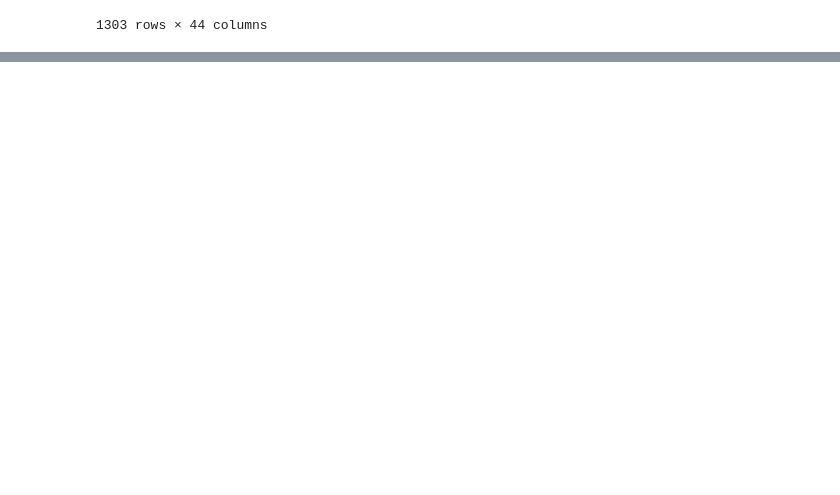
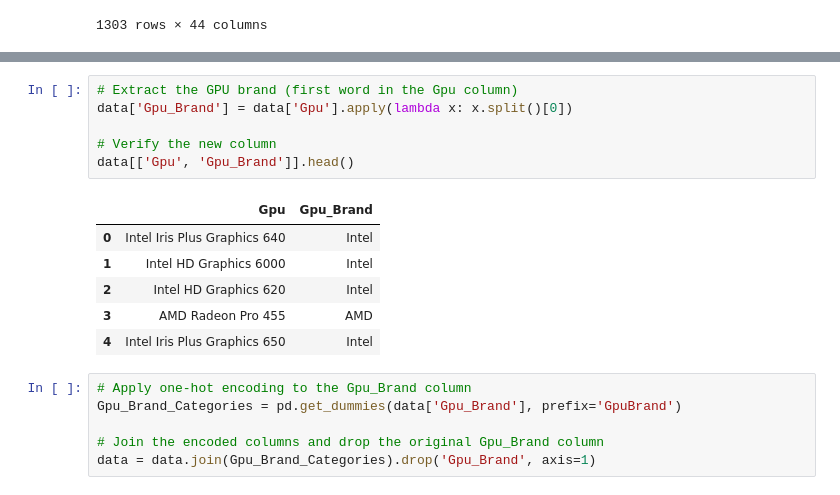
Before and after one commit to edeniyanda/LaptopPricingAI, a Jupyter notebook: main.ipynb, the cells around one changed output, grey strips where cells are left out. Saved outputs shown, nothing was run; the diff lists cells and outputs as text; blank space fills up the shorter version.

Commit message:
Extracted GPU brand from 'Gpu' column, applied one-hot encoding, and dropped the original column

```diff
--- a/main.ipynb
+++ b/main.ipynb
@@ -617 +634,20 @@ data
+# %%
+# Extract the GPU brand (first word in the Gpu column)
+data['Gpu_Brand'] = data['Gpu'].apply(lambda x: x.split()[0])
+
+# Verify the new column
+data[['Gpu', 'Gpu_Brand']].head()
+# %% [output]
+|  | Gpu | Gpu_Brand |
+| 0 | Intel Iris Plus Graphics 640 | Intel |
+| 1 | Intel HD Graphics 6000 | Intel |
+| 2 | Intel HD Graphics 620 | Intel |
+| 3 | AMD Radeon Pro 455 | AMD |
+| 4 | Intel Iris Plus Graphics 650 | Intel |
+# %%
+# Apply one-hot encoding to the Gpu_Brand column
+Gpu_Brand_Categories = pd.get_dummies(data['Gpu_Brand'], prefix='GpuBrand')
+
+# Join the encoded columns and drop the original Gpu_Brand column
+data = data.join(Gpu_Brand_Categories).drop('Gpu_Brand', axis=1)
 # %%
```
Also changed, not shown: parts of 2 cells of this notebook.
